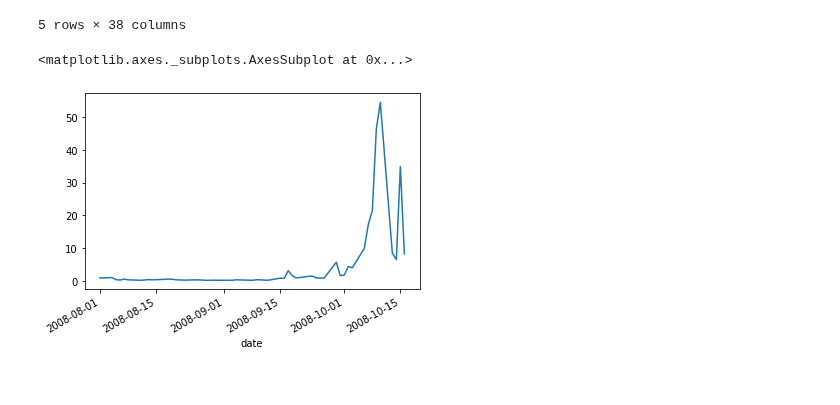
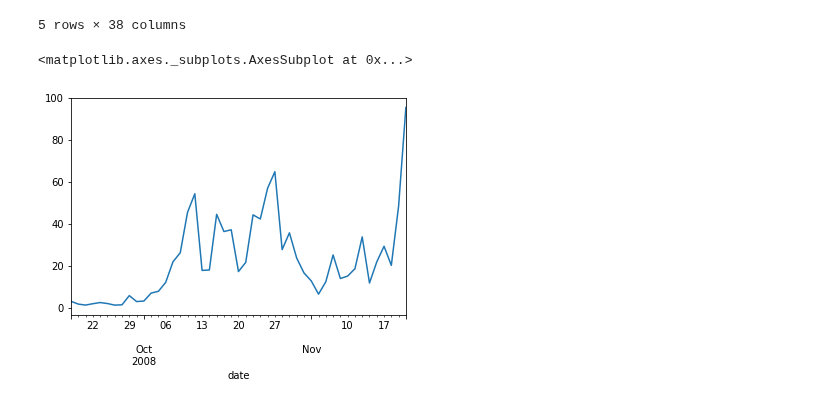
Before and after one commit to stopachka/gamma, a Jupyter notebook: puts_strategy.ipynb, the cells around one changed output. Cells and saved outputs as stored; diff of their text form; code cells hidden in the pictures.

```diff
--- a/puts_strategy.ipynb
+++ b/puts_strategy.ipynb
@@ -464,8 +469,8 @@ a[a[OPTION_PRICES_DATE_COL].between(start_date, end_date)]
 | 2008-12-17 | 2008-12-17 | 124.636148 | 506.0 | 240.0 | ... |
 5 rows × 38 columns
 # %%
-id = 33467053
+id = 33600633
 OPTION_PRICES[OPTION_PRICES[OPTION_PRICES_ID_COL] == id].set_index(OPTION_PRICES_DATE_COL)[OPTION_PRICES_AVG_COL][start_date:end_date].plot()
 # %% [output]
 <matplotlib.axes._subplots.AxesSubplot at 0x...>
-[figure, old version]
+[figure, new version]
```
Also changed, not shown: parts of 2 cells of this notebook.
